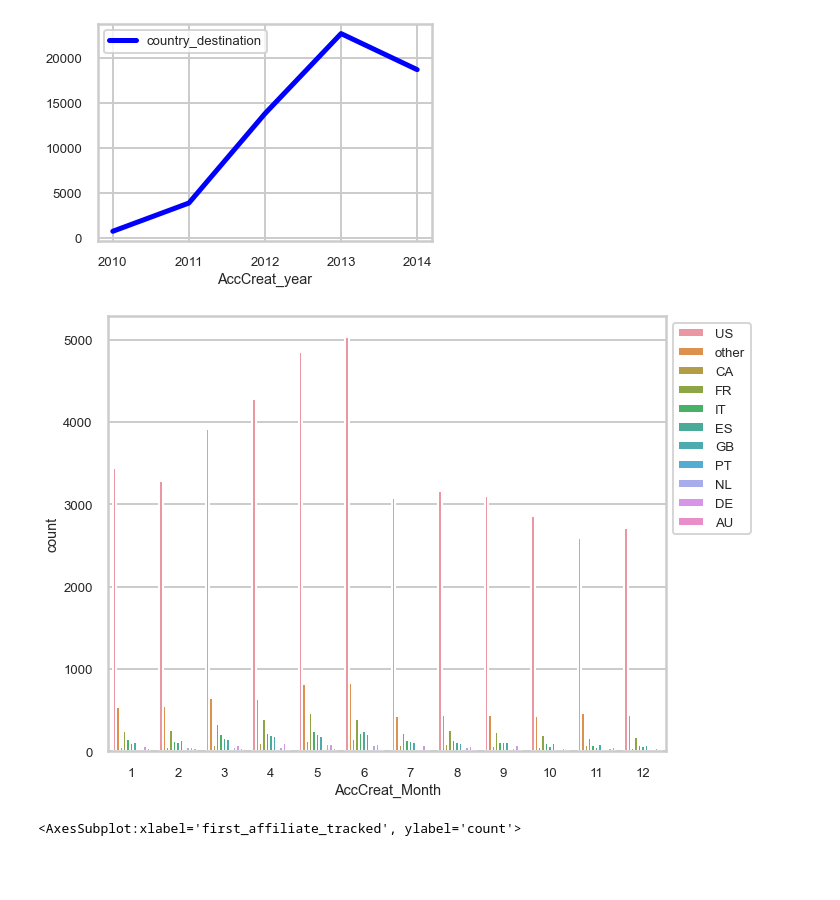
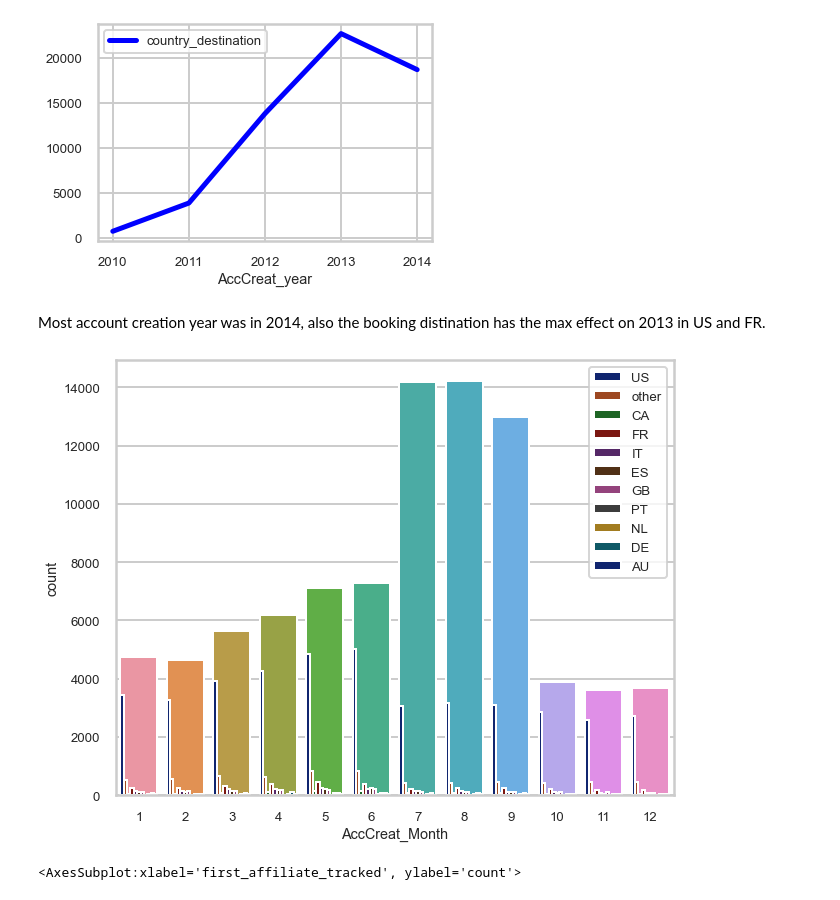
Before and after one commit to AyaAbulnasr/Airbnb, a Jupyter notebook: Airbnb New User Destination Bookings.ipynb, the cells around one changed output. Cells and saved outputs as stored; diff of their text form; code cells hidden in the pictures; blank space fills up the shorter version.

```diff
--- a/Airbnb New User Destination Bookings.ipynb
+++ b/Airbnb New User Destination Bookings.ipynb
@@ -794,10 +878,13 @@ df_copy2[['AccCreat_year','country_destination']].groupby(['AccCreat_year']).cou
+# %% [markdown]
+Most account creation year was in 2014, also the booking distination has the max effect on 2013 in US and FR.
 # %%
 plt.figure(figsize=(10,8))
 #sns.countplot(x='AccCreat_Month',data=df_copy2,hue='country_destination').set_ylim(0,1000)
-sns.countplot(x='AccCreat_Month',data=df_copy2,hue='country_destination')
+sns.countplot(x='AccCreat_Month',data=df_copy2)
+sns.countplot(x='AccCreat_Month',data=df_copy2 ,hue='country_destination',palette='dark');
 plt.legend(bbox_to_anchor=(1.0, 1.0));
 # %% [output]
-[figure, old version]
+[figure, new version]
 # %%
 #affiliate_channel effect
 plt.figure(figsize=(18,20))
```
Also changed, not shown: parts of 117 cells of this notebook.
